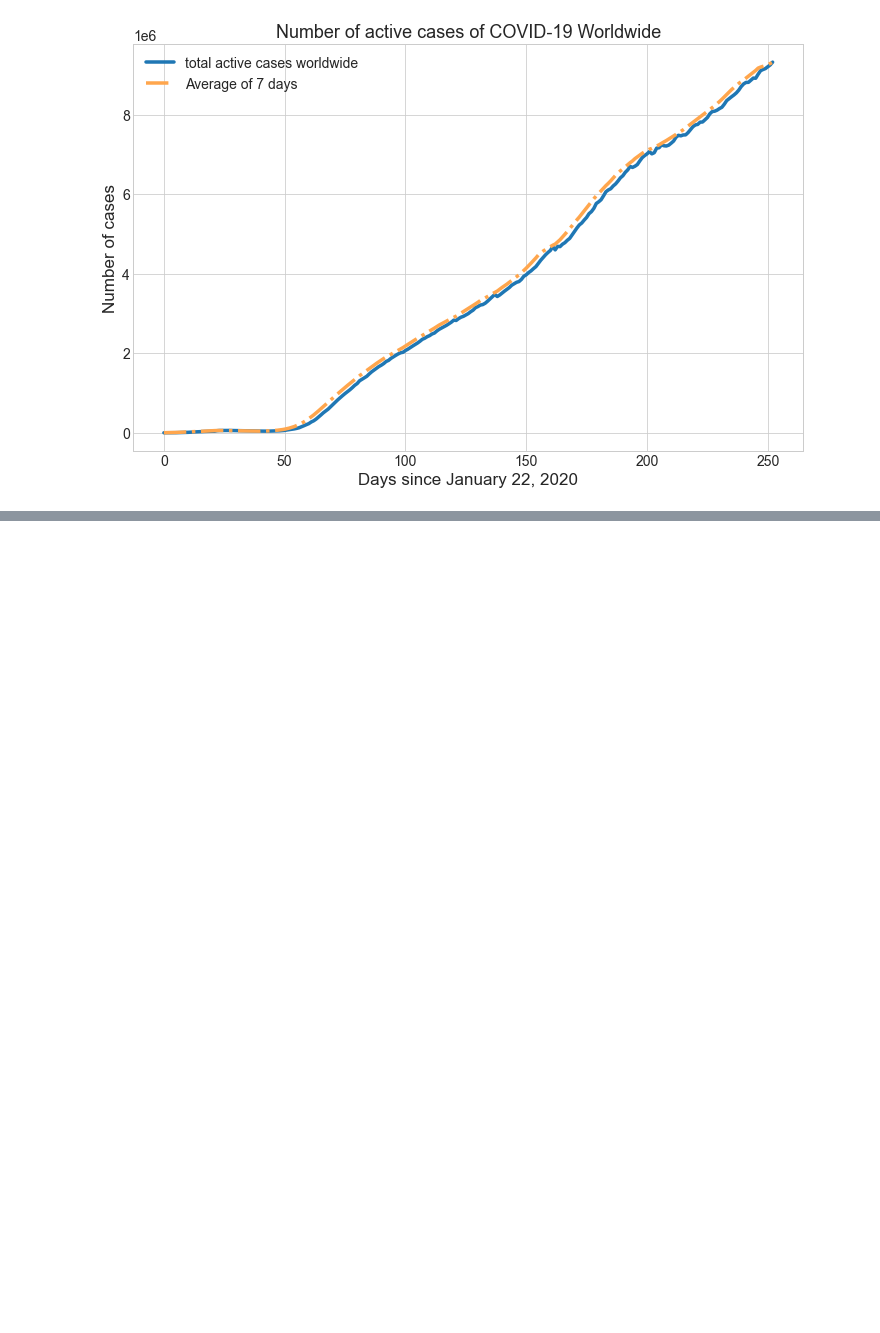
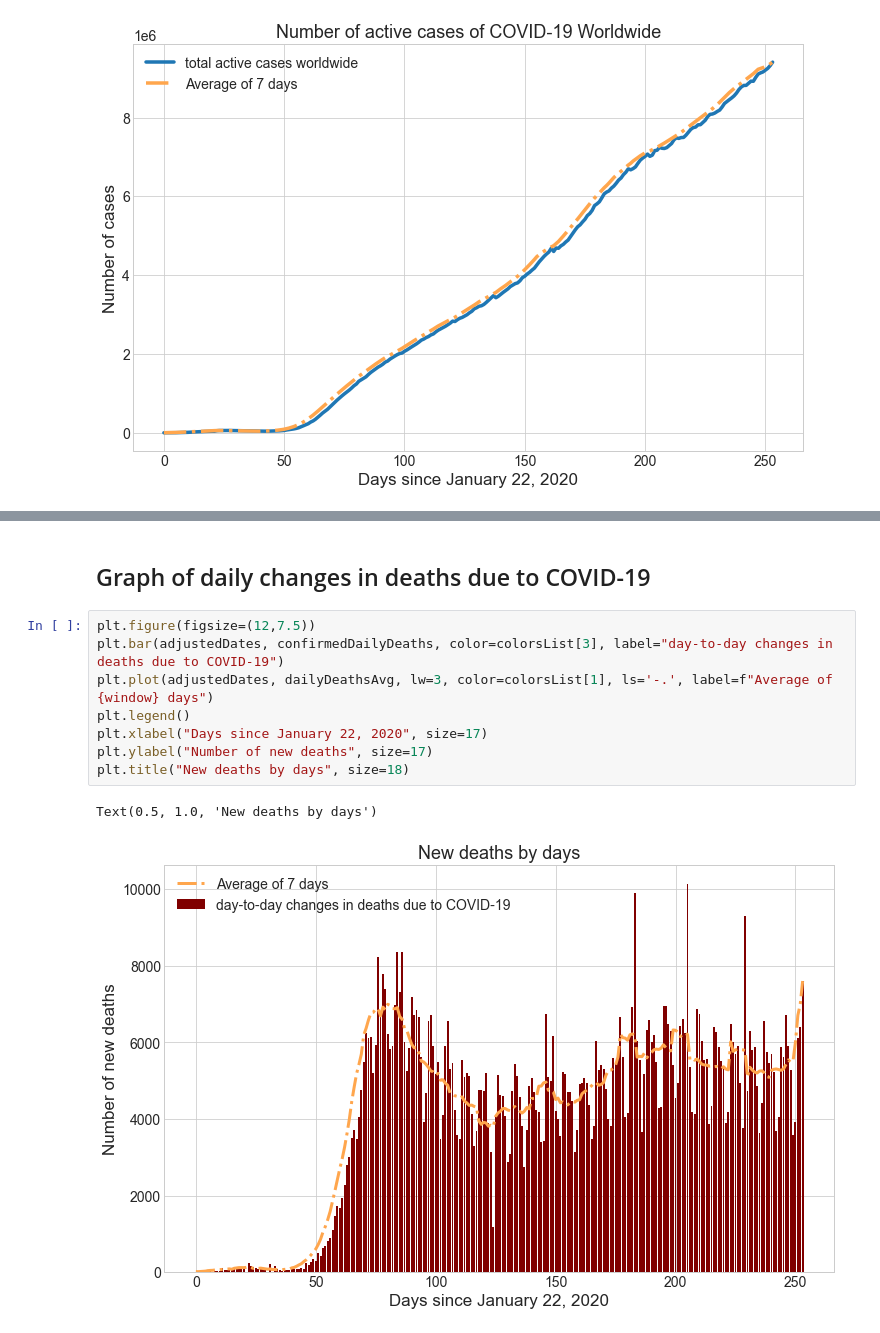
Before and after one commit to Sid1298/Project_COVID-19_Analysis, a Jupyter notebook: covid_prediction.ipynb, the cells around one changed output, grey strips where cells are left out. Drawn from its saved outputs; the diff is of its cells as text; blank space fills up the shorter version.

```diff
--- a/covid_prediction.ipynb
+++ b/covid_prediction.ipynb
@@ -427,0 +443,13 @@ Text(0.5, 1.0, 'Number of active cases of COVID-19 Worldwide')
+# %% [markdown]
+## Graph of daily changes in deaths due to COVID-19
+# %%
+plt.figure(figsize=(12,7.5))
+plt.bar(adjustedDates, confirmedDailyDeaths, color=colorsList[3], label="day-to-day changes in deaths due to COVID-19")
+plt.plot(adjustedDates, dailyDeathsAvg, lw=3, color=colorsList[1], ls='-.', label=f"Average of {window} days")
+plt.legend()
+plt.xlabel("Days since January 22, 2020", size=17)
+plt.ylabel("Number of new deaths", size=17)
+plt.title("New deaths by days", size=18)
+# %% [output]
+Text(0.5, 1.0, 'New deaths by days')
+[figure, added]
```
Also changed, not shown: parts of 19 cells of this notebook.
